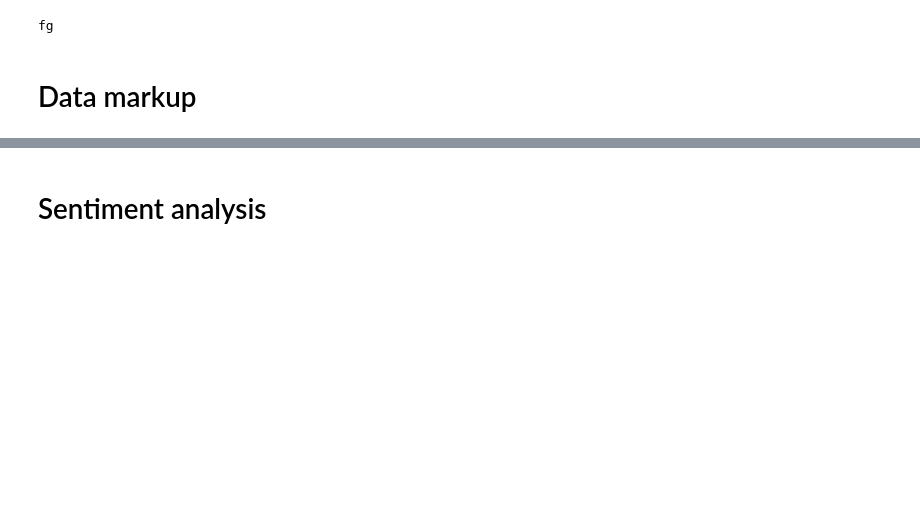
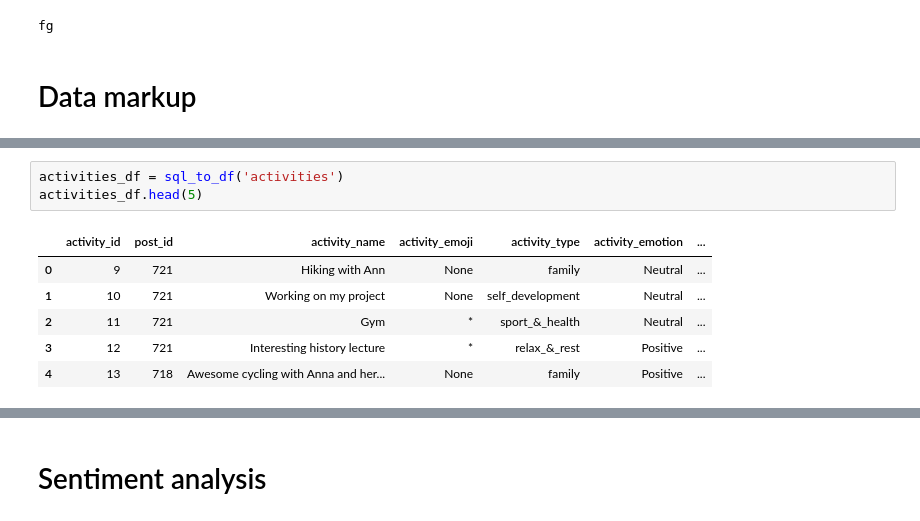
Before and after one commit to tttonyalpha/life_analyser, a Jupyter notebook: tg_bot/prototype.ipynb, the cells around one changed output, grey strips where cells are left out. Drawn from its saved outputs; the diff is of its cells as text; blank space fills up the shorter version.

```diff
--- a/tg_bot/prototype.ipynb
+++ b/tg_bot/prototype.ipynb
@@ -778,0 +763,10 @@ Unread result found
+# %%
+activities_df = sql_to_df('activities')
+activities_df.head(5)
+# %% [output]
+|  | activity_id | post_id | activity_name | activity_emoji | activity_type | activity_emotion | ... |
+| 0 | 9 | 721 | Hiking with Ann | None | family | Neutral | ... |
+| 1 | 10 | 721 | Working on my project | None | self_development | Neutral | ... |
+| 2 | 11 | 721 | Gym | * | sport_&_health | Neutral | ... |
+| 3 | 12 | 721 | Interesting history lecture | * | relax_&_rest | Positive | ... |
+| 4 | 13 | 718 | Awesome cycling with Anna and her... | None | family | Positive | ... |
```
Also changed, not shown: parts of 35 cells of this notebook.
